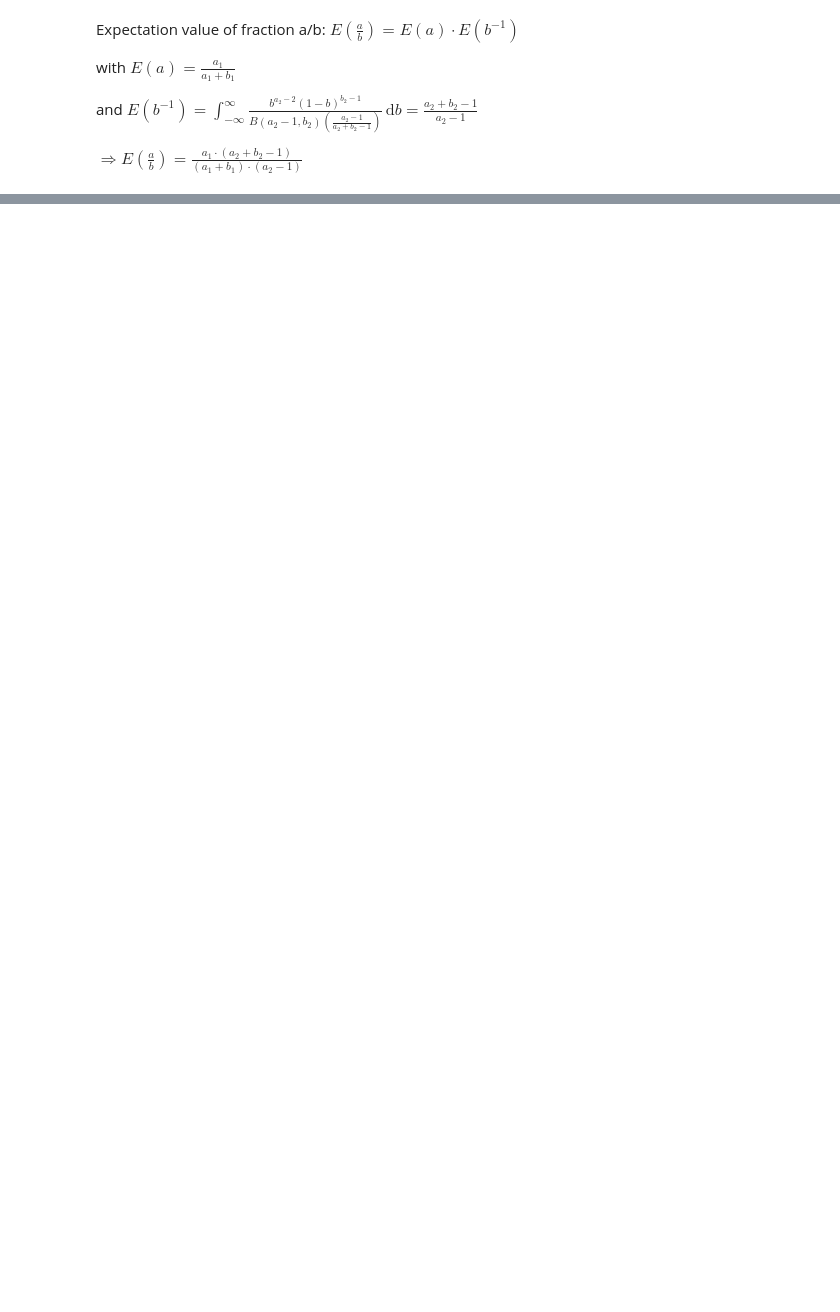
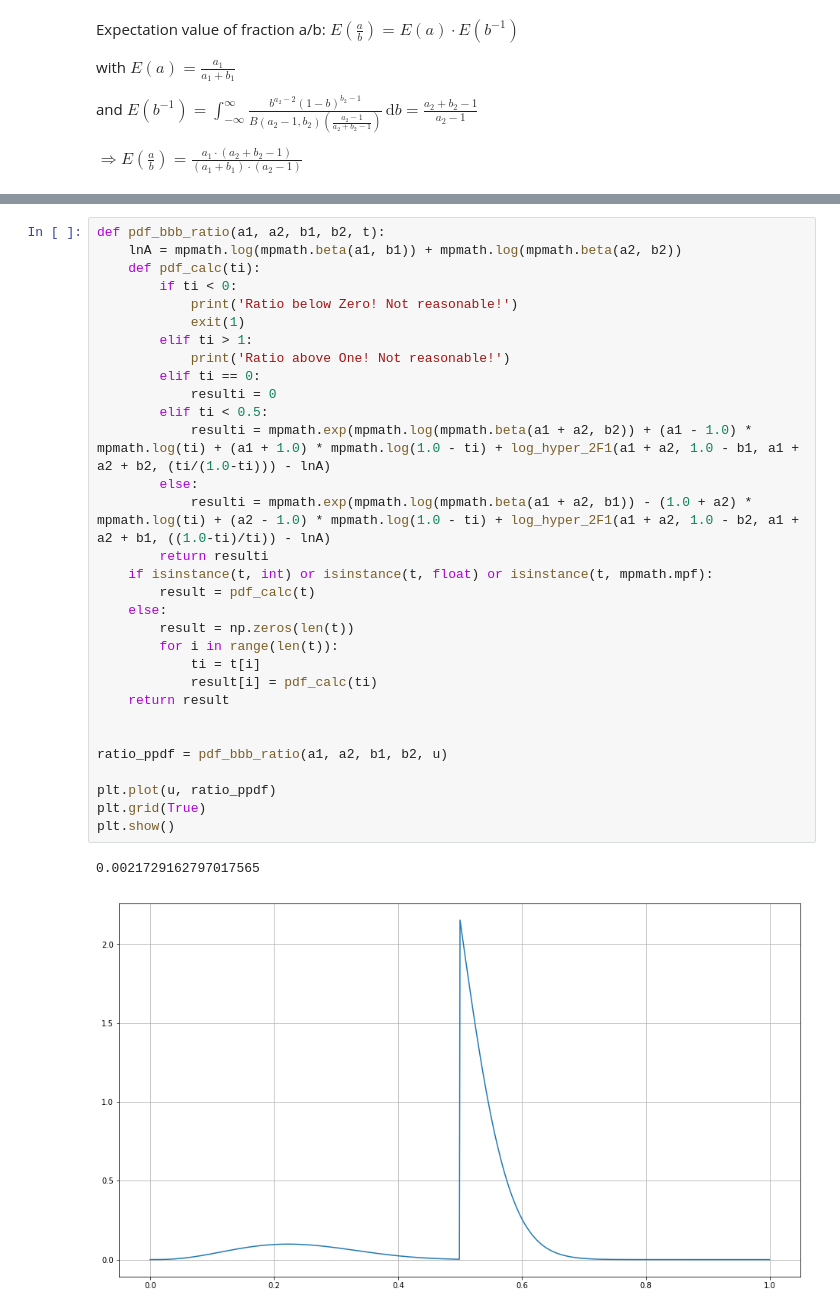
Before and after one commit to jsaffer/vetostudie, a Jupyter notebook: beta_beta_ratio.ipynb, the cells around one changed output, grey strips where cells are left out. Drawn from its saved outputs; the diff is of its cells as text; blank space fills up the shorter version.

```diff
--- a/beta_beta_ratio.ipynb
+++ b/beta_beta_ratio.ipynb
@@ -497,0 +515,34 @@ plt.show()
+# %%
+def pdf_bbb_ratio(a1, a2, b1, b2, t):
+    lnA = mpmath.log(mpmath.beta(a1, b1)) + mpmath.log(mpmath.beta(a2, b2))
+    def pdf_calc(ti):
+        if ti < 0:
+            print('Ratio below Zero! Not reasonable!')
+            exit(1)
+        elif ti > 1:
+            print('Ratio above One! Not reasonable!')
+        elif ti == 0:
+            resulti = 0
+        elif ti < 0.5:
+            resulti = mpmath.exp(mpmath.log(mpmath.beta(a1 + a2, b2)) + (a1 - 1.0) * mpmath.log(ti) + (a1 + 1.0) * mpmath.log(1.0 - ti) + log_hyper_2F1(a1 + a2, 1.0 - b1, a1 + a2 + b2, (ti/(1.0-ti))) - lnA)
+        else:
+            resulti = mpmath.exp(mpmath.log(mpmath.beta(a1 + a2, b1)) - (1.0 + a2) * mpmath.log(ti) + (a2 - 1.0) * mpmath.log(1.0 - ti) + log_hyper_2F1(a1 + a2, 1.0 - b2, a1 + a2 + b1, ((1.0-ti)/ti)) - lnA)
+        return resulti
+    if isinstance(t, int) or isinstance(t, float) or isinstance(t, mpmath.mpf):
+        result = pdf_calc(t)
+    else:
+        result = np.zeros(len(t))
+        for i in range(len(t)):
+            ti = t[i]
+            result[i] = pdf_calc(ti)
+    return result
+
+
+ratio_ppdf = pdf_bbb_ratio(a1, a2, b1, b2, u)
+
+plt.plot(u, ratio_ppdf)
+plt.grid(True)
+plt.show()
+# %% [output]
+0.0021729162797017565
+[figure, added]
```
Also changed, not shown: parts of 17 cells of this notebook.
